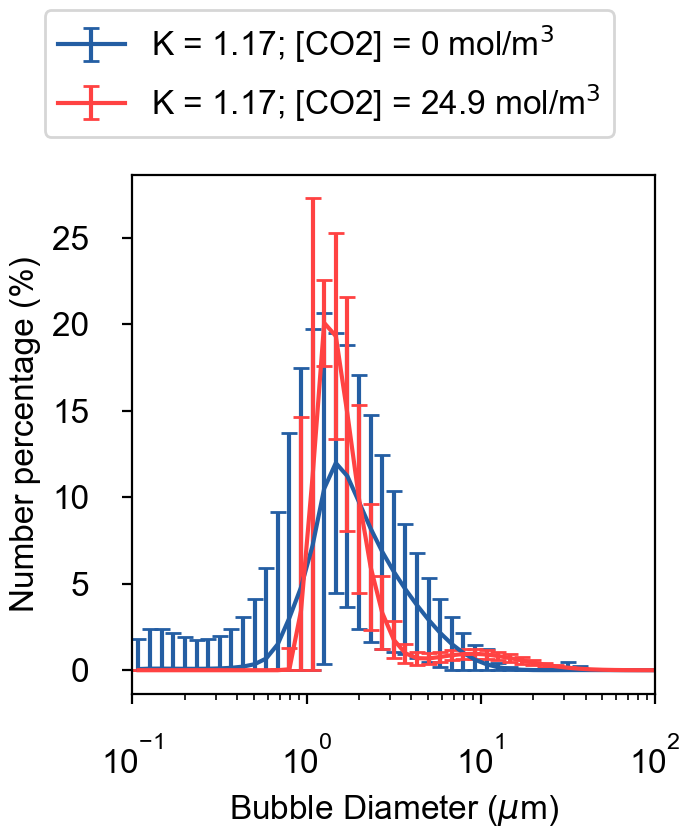
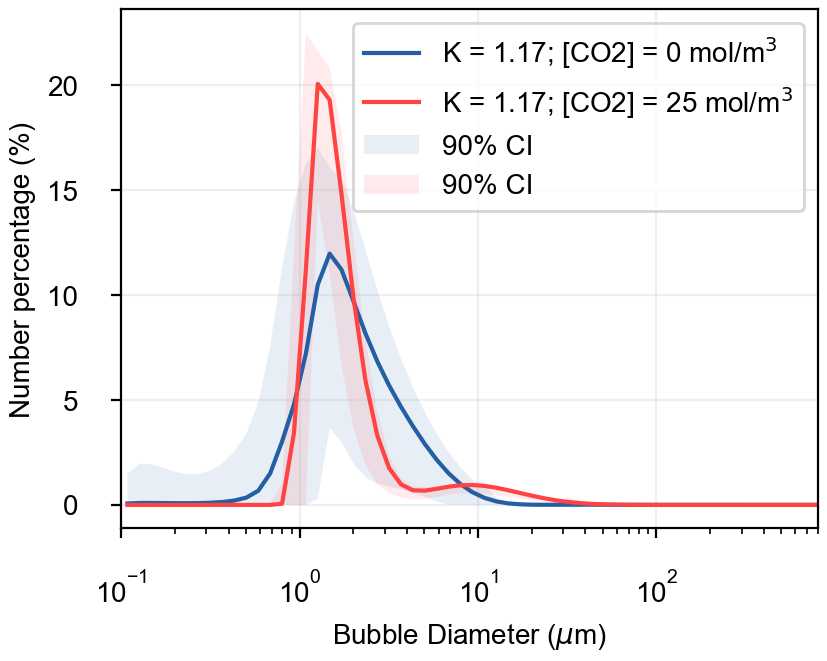
The change to this notebook cell's code, shown as a diff; its figure went from the first image to the second:
--- before
+++ after
@@ -32,20 +32,29 @@
 
 
-fig, ax = plt.subplots()
+zzz = 1.65/2. # 90%CI normally distributed.
+s1 = df_run1_n.columns[16:]
+s4 = df_run4_n.columns[16:]
+fig, ax = plt.subplots(figsize=(3.37*1.333,3.37))
 
-# ax.errorbar(df_run1_n.columns[16:], 2*df_run1_n.iloc[run1_n_start:run1_n_end,16:].std(axis=0), label='original std', color=plt_col1)
-# ax.errorbar(df_run1_n.columns[16:], y_err1_asym[0, :], label='pos errorbar', color=plt_col1)
-# ax.errorbar(df_run1_n.columns[16:], y_avg1, label='mean', color='k')
-# ax.errorbar(df_run1_n.columns[16:], y_err1_asym[1, :], label='neg errorbar', color=plt_col2)
-# ax.errorbar(df_run1_n.columns[16:], yneg_err1, label='altered errorbar', color=plt_col2)
-# ax.errorbar(df_run1_n.columns[16:], df_run1_n.iloc[run1_n_start:run1_n_end,16:].mean(axis=0), yerr=2*df_run1_n.iloc[run1_n_start:run1_n_end,16:].std(axis=0), capsize=3, label='K = 1.17; [CO2] = 0 mol/m$^3$', color=plt_col1)
-ax.errorbar(df_run1_n.columns[16:], y_avg1, yerr=y_err1_asym, capsize=3, label='K = 1.17; [CO2] = 0 mol/m$^3$', color=plt_col1)
-# ax.errorbar(df_run4_n.columns[16:], df_run4_n.iloc[run4_n_start:run4_n_end,16:].mean(axis=0), yerr=2*df_run4_n.iloc[run4_n_start:run4_n_end,16:].std(axis=0), capsize=3, label='K = 1.17; [CO2] = 24.9 mol/m$^3$', color=plt_col4)
-ax.errorbar(df_run4_n.columns[16:], y_avg4, yerr=y_err4_asym, capsize=3, label='K = 1.17; [CO2] = 24.9 mol/m$^3$', color=plt_col4)
+ax.plot(s1,y_avg1,c=plt_col1, label='K = 1.17; [CO2] = 0 mol/m$^3$')
+ax.plot(s4,y_avg4,c=plt_col4, label='K = 1.17; [CO2] = 25 mol/m$^3$')
+
+ypos_err4[16]*=2.5
+
+ax.fill_between(s1.astype(float),zzz*(y_avg1-yneg_err1).astype(float),zzz*(y_avg1+ypos_err1).astype(float),label='90% CI',alpha=.1,fc=plt_col1)
+ax.fill_between(s4.astype(float),zzz*(y_avg4-yneg_err4).astype(float),zzz*(y_avg4+ypos_err4).astype(float),label='90% CI',alpha=.1,fc=plt_col4)
+
+#ax.errorbar(s1, y_avg1, yerr=y_err1_asym, capsize=3, label='K = 1.17; [CO2] = 0 mol/m$^3$', color=plt_col1)
+#ax.errorbar(s4, y_avg4, yerr=y_err4_asym, capsize=3, label='K = 1.17; [CO2] = 25 mol/m$^3$', color=plt_col4)
+
 ax.set_xscale('log')
-ax.set_xlim(0.1, 100)
-# ax.set_ylim(0, 10)
-ax.legend(loc='upper left', bbox_to_anchor=(-0.2, 1.35), frameon=True, ncol=1);
-# ax.legend()
+
+ax.set_xlim(0.1, 800)
+#ax.set_ylim(0, None)
+
+#ax.legend(loc='upper left', bbox_to_anchor=(-0.2, 1.35), frameon=True, ncol=1);
+ax.legend(fontsize=10)
+plt.grid(alpha=.2)
+
 # ax.set_title('Number weighted particle distribution')
 
@@ -54,4 +63,5 @@
 ax.set_ylabel('Number percentage (%)')
 
+plt.savefig('/Users/dduke/Desktop/num_size_distr.pdf');
 plt.show()
 # plt.close('all')

Commit: mae3405 asst1